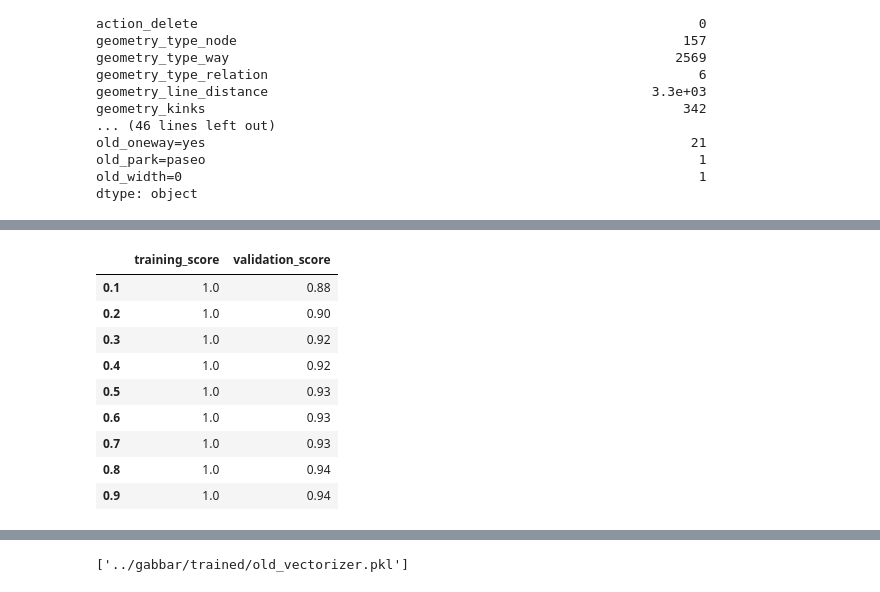
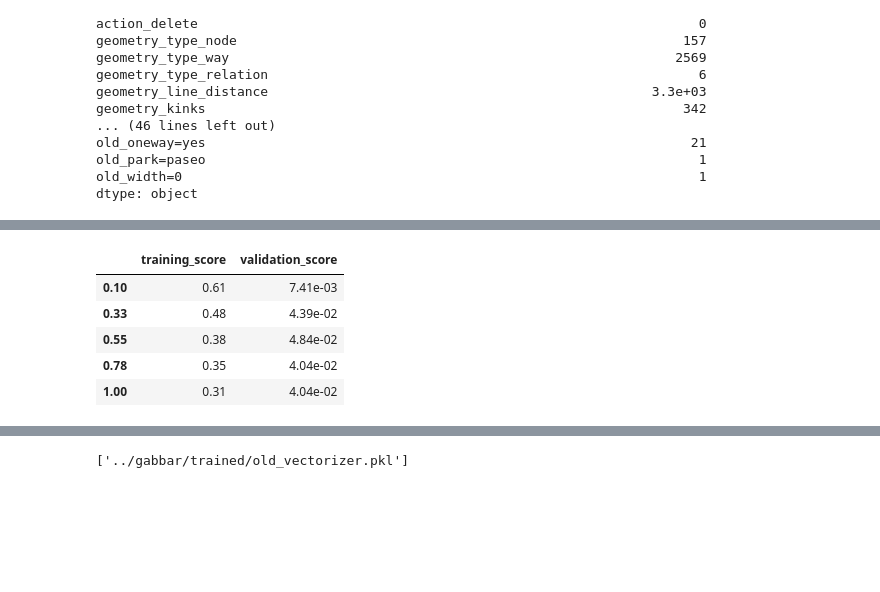
Before and after one commit to mapbox/gabbar, a Jupyter notebook: notebooks/highway_classifier.ipynb, the cells around one changed output, grey strips where cells are left out. Cells and saved outputs as stored; diff of their text form; code cells hidden in the pictures; blank space fills up the shorter version.

```diff
--- a/notebooks/highway_classifier.ipynb
+++ b/notebooks/highway_classifier.ipynb
@@ -449,7 +484,6 @@ F1 score on validation: 0.07 (0.2)
 # %%
-train_sizes = np.arange(0.1, 1, 0.1)
 training_sizes, training_scores, validation_scores = learning_curve(
-    model, vX, vy, train_sizes=train_sizes, cv=cv)
+    model, vX, vy, train_sizes=train_sizes, cv=cv, scoring='f1')
 # %%
 validation_scores = [item.mean() for item in validation_scores]
 training_scores = [item.mean() for item in training_scores]
@@ -653,12 +665,16 @@ dtype: object
 X = labelled.drop(non_training_attributes, axis=1)
 y = labelled['changeset_harmful']
 # %%
-from sklearn.tree import DecisionTreeClassifier
-model = DecisionTreeClassifier()
+from sklearn.ensemble import GradientBoostingClassifier
+model = GradientBoostingClassifier()
 # %%
 from sklearn.model_selection import GridSearchCV
 
 param_grid = {
+    'n_estimators': [300, 500, 700],
+    'max_depth': [3, 5, 7],
+    'learning_rate': [0.05, 0.1,  0.5],
+    'max_features': ['log2'],
     'random_state': [random_state],
 }
 grid = GridSearchCV(estimator=model, param_grid=param_grid)
@@ -742,23 +761,18 @@ F1 score on all samples: 0.019 (0.044)
 # %%
-train_sizes = np.arange(0.1, 1, 0.1)
 training_sizes, training_scores, validation_scores = learning_curve(
-    model, X, y, train_sizes=train_sizes, cv=cv)
+    model, X, y, train_sizes=train_sizes, cv=cv, scoring='f1')
 # %%
 validation_scores = [item.mean() for item in validation_scores]
 training_scores = [item.mean() for item in training_scores]
-scores = pd.DataFrame({
+lc_lscores = pd.DataFrame({
     'validation_score': validation_scores,
     'training_score': training_scores
 }, index=train_sizes)
-scores
+lc_lscores
 # %% [output]
 |  | training_score | validation_score |
-| 0.1 | 1.0 | 0.88 |
-| 0.2 | 1.0 | 0.90 |
-| 0.3 | 1.0 | 0.92 |
-| 0.4 | 1.0 | 0.92 |
-| 0.5 | 1.0 | 0.93 |
-| 0.6 | 1.0 | 0.93 |
-| 0.7 | 1.0 | 0.93 |
-| 0.8 | 1.0 | 0.94 |
-| 0.9 | 1.0 | 0.94 |
+| 0.10 | 0.61 | 7.41e-03 |
+| 0.33 | 0.48 | 4.39e-02 |
+| 0.55 | 0.38 | 4.84e-02 |
+| 0.78 | 0.35 | 4.04e-02 |
+| 1.00 | 0.31 | 4.04e-02 |
```
Also changed, not shown: parts of 27 cells of this notebook.
